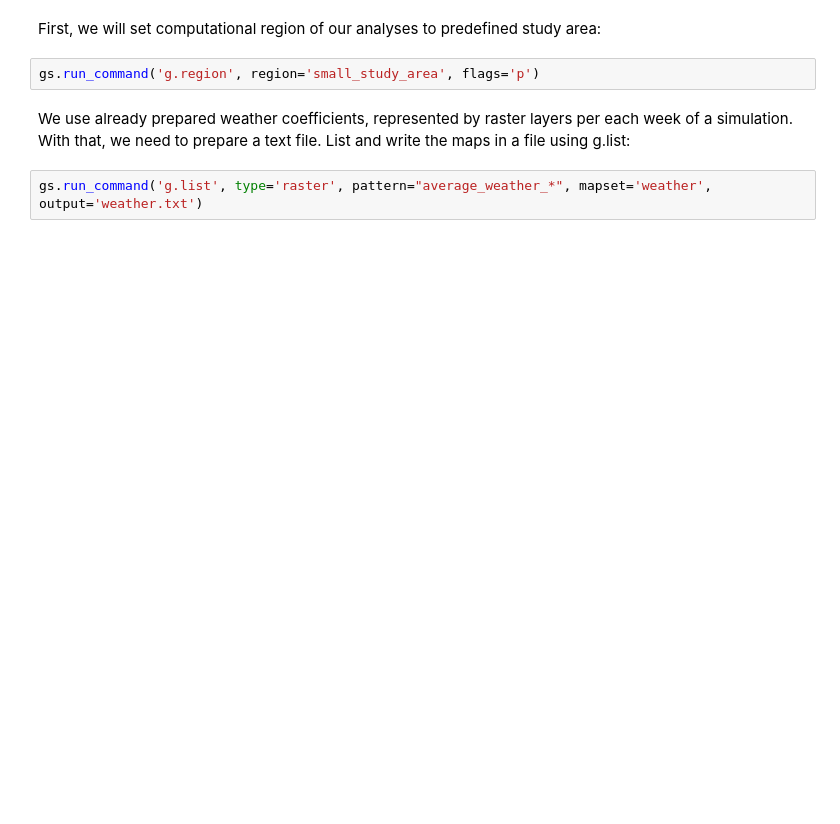
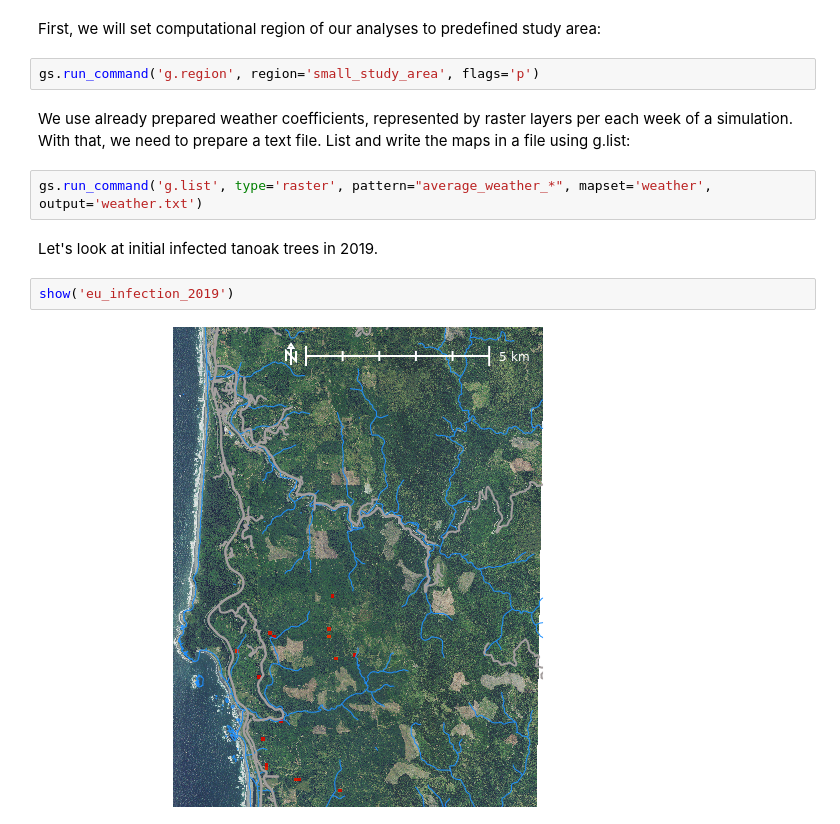
Before and after one commit to ncsu-landscape-dynamics/pops-intro-grass-notebook, a Jupyter notebook: pops-intro-grass-notebook.ipynb, the cells around one changed output. Cells and saved outputs as stored; diff of their text form; blank space fills up the shorter version.

```diff
--- a/pops-intro-grass-notebook.ipynb
+++ b/pops-intro-grass-notebook.ipynb
@@ -46,3 +54,9 @@ We use already prepared weather coefficients, represented by raster layers per e
 With that, we need to prepare a text file. List and write the maps in a file using g.list:
 # %%
 gs.run_command('g.list', type='raster', pattern="average_weather_*", mapset='weather', output='weather.txt')
+# %% [markdown]
+Let's look at initial infected tanoak trees in 2019.
+# %%
+show('eu_infection_2019')
+# %% [output]
+[figure, added]
```
Also changed, not shown: parts of 39 cells of this notebook, 2 other files.
